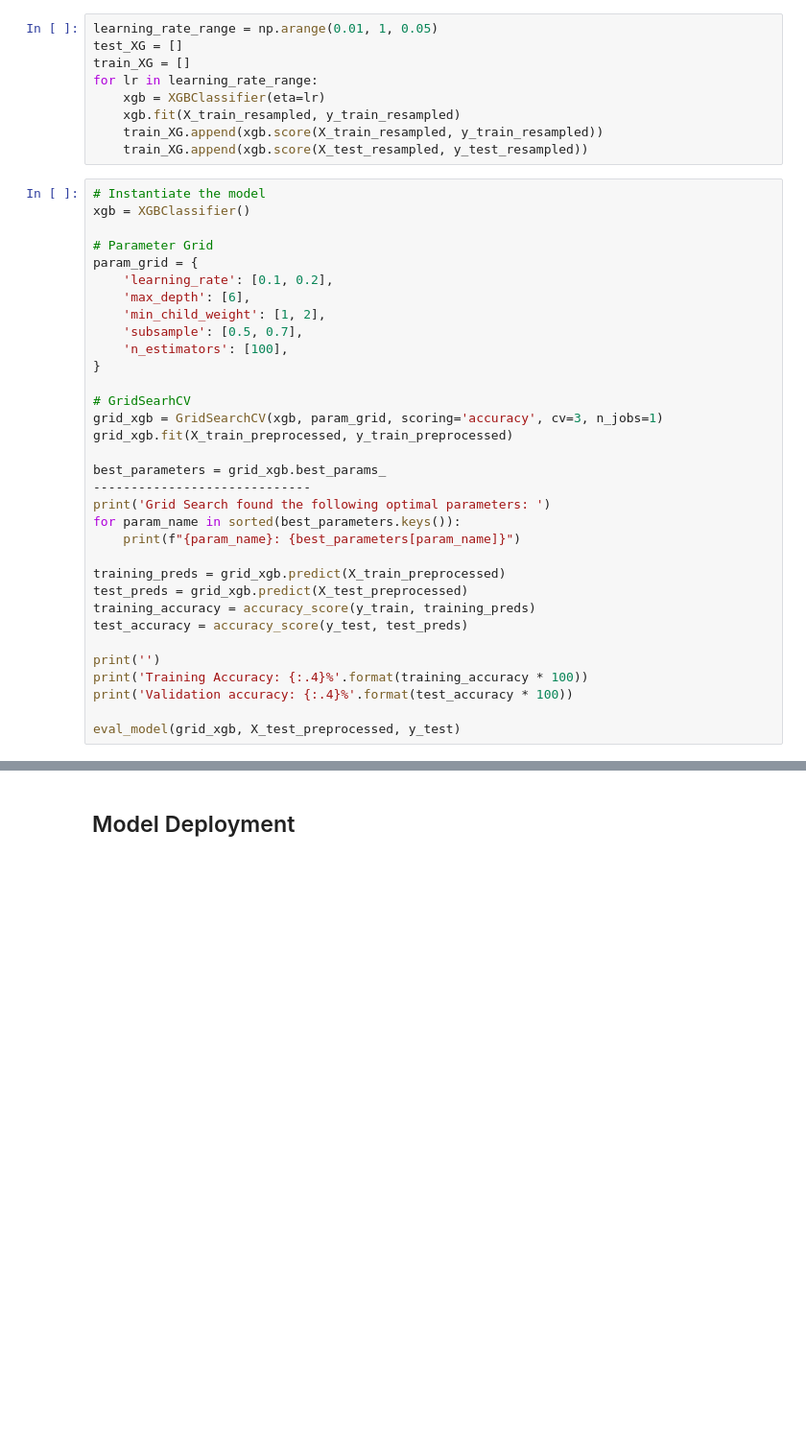
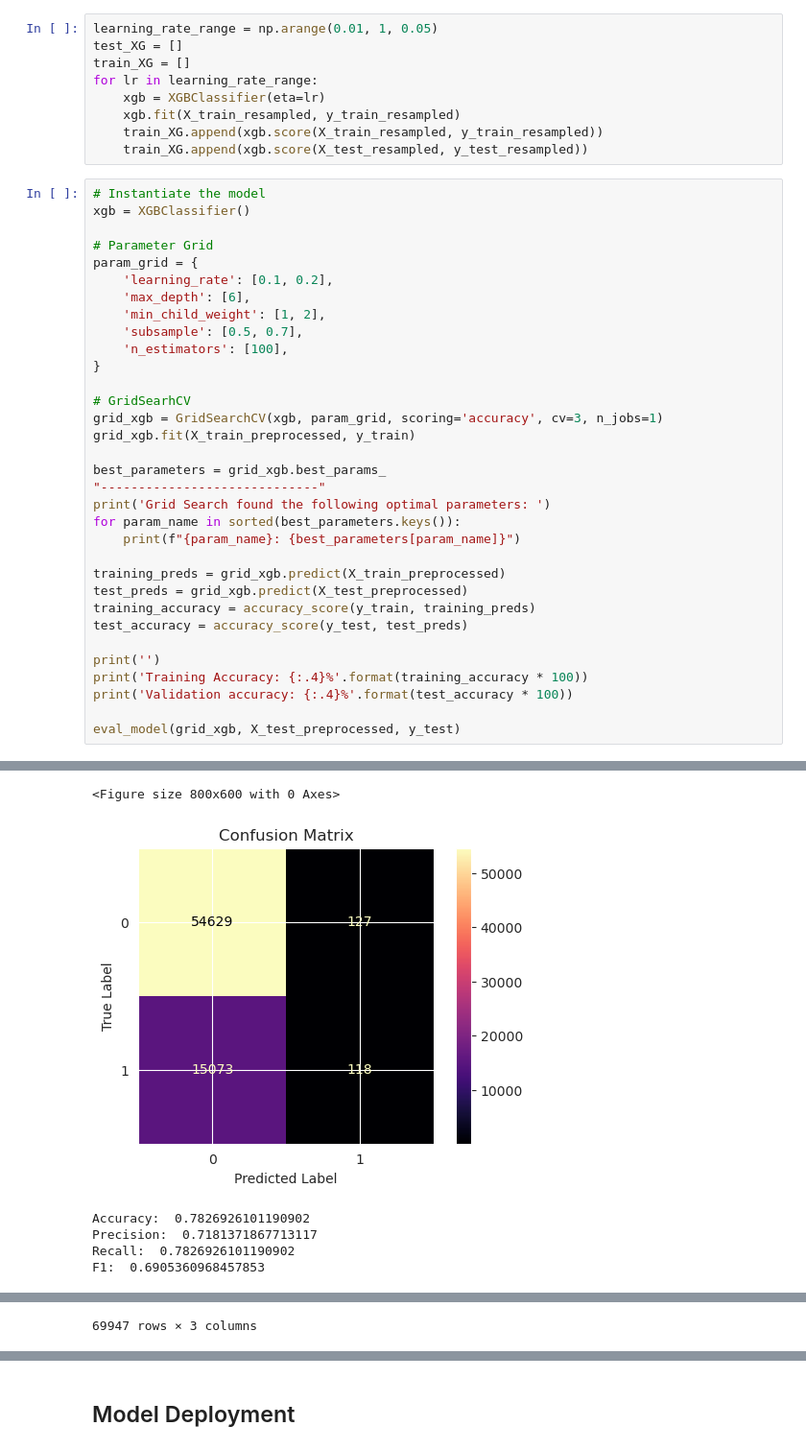
Before and after one commit to Mythamor/Django_Asset_Finance_Risk_Assessment_Model, a Jupyter notebook: asset_finance_model/notebooks/Asset_Finance_Loan_Default_Model.ipynb, the cells around one changed output, grey strips where cells are left out. Shown at 96% size. Cells and saved outputs as stored; diff of their text form; blank space fills up the shorter version.

```diff
--- a/asset_finance_model/notebooks/Asset_Finance_Loan_Default_Model.ipynb
+++ b/asset_finance_model/notebooks/Asset_Finance_Loan_Default_Model.ipynb
@@ -911,10 +911,10 @@ param_grid = {
 
 # GridSearhCV
 grid_xgb = GridSearchCV(xgb, param_grid, scoring='accuracy', cv=3, n_jobs=1)
-grid_xgb.fit(X_train_preprocessed, y_train_preprocessed)
+grid_xgb.fit(X_train_preprocessed, y_train)
 
 best_parameters = grid_xgb.best_params_
------------------------------
+"-----------------------------"
 print('Grid Search found the following optimal parameters: ')
 for param_name in sorted(best_parameters.keys()):
     print(f"{param_name}: {best_parameters[param_name]}")
@@ -929,3 +929,4 @@ print('Training Accuracy: {:.4}%'.format(training_accuracy * 100))
 print('Validation accuracy: {:.4}%'.format(test_accuracy * 100))
 
 eval_model(grid_xgb, X_test_preprocessed, y_test)
+# %% [output]
@@ -931,0 +942,6 @@ eval_model(grid_xgb, X_test_preprocessed, y_test)
+<Figure size 800x600 with 0 Axes>
+[figure, added]
+Accuracy:  0.7826926101190902
+Precision:  0.7181371867713117
+Recall:  0.7826926101190902
+F1:  0.6905360968457853
@@ -931,0 +969 @@ eval_model(grid_xgb, X_test_preprocessed, y_test)
+69947 rows × 3 columns
```
Also changed, not shown: parts of 7 cells of this notebook, 2 other files.
